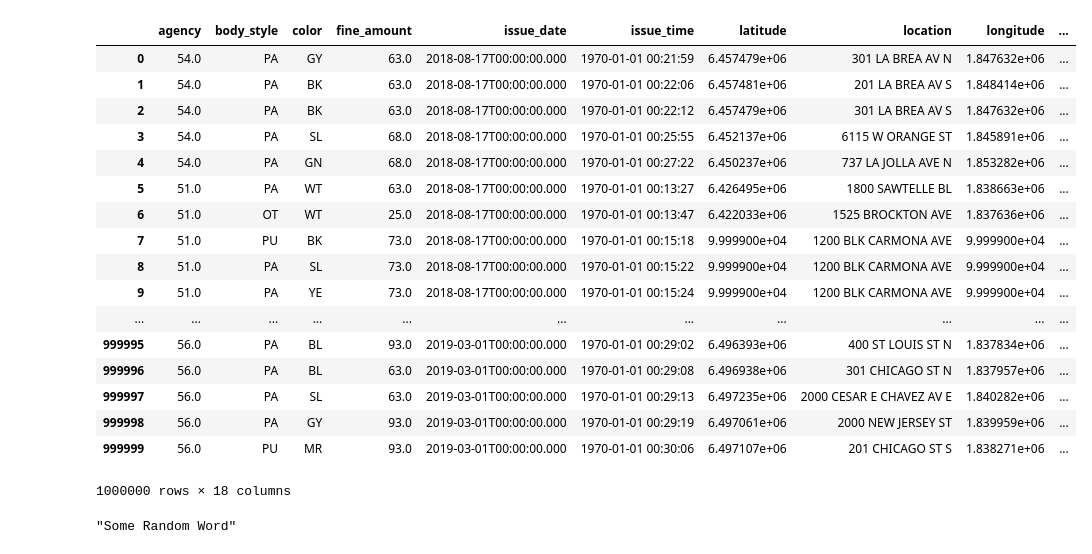
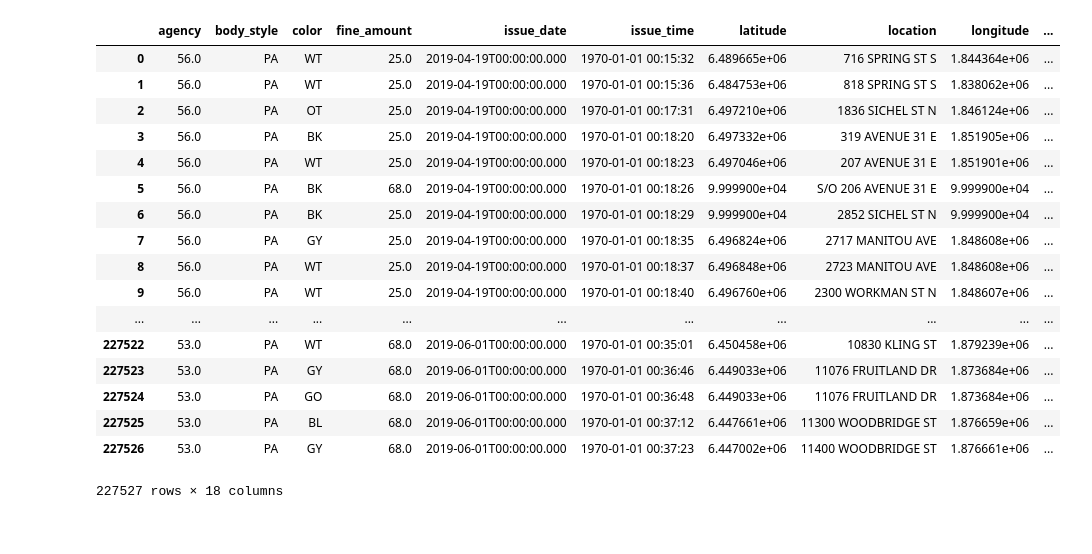
Before and after one commit to aicentaur/los_angeles_parking_citations, a Jupyter notebook: etl/parking_citations/citations_extract_data.ipynb, the cells around one changed output. Saved outputs shown, nothing was run; the diff lists cells and outputs as text; code cells hidden in the pictures.

```diff
--- a/etl/parking_citations/citations_extract_data.ipynb
+++ b/etl/parking_citations/citations_extract_data.ipynb
@@ -37,30 +87,24 @@ API call 9000000 completed
 # %%
 # read json into dataframe
-json_file = "api_responses/page_8000000.json"
-la_meter_inventory_df = pd.read_json(json_file)
-la_meter_inventory_df
+json_file = "api_responses/file_37.json"
+parking_citations_df = pd.read_json(json_file)
+parking_citations_df
 # %% [output]
 |  | agency | body_style | color | fine_amount | issue_date | issue_time | latitude | location | longitude | ... |
-| 0 | 54.0 | PA | GY | 63.0 | 2018-08-17T00:00:00.000 | 1970-01-01 00:21:59 | 6.457479e+06 | 301 LA BREA AV N | 1.847632e+06 | ... |
-| 1 | 54.0 | PA | BK | 63.0 | 2018-08-17T00:00:00.000 | 1970-01-01 00:22:06 | 6.457481e+06 | 201 LA BREA AV S | 1.848414e+06 | ... |
-| 2 | 54.0 | PA | BK | 63.0 | 2018-08-17T00:00:00.000 | 1970-01-01 00:22:12 | 6.457479e+06 | 301 LA BREA AV S | 1.847632e+06 | ... |
-| 3 | 54.0 | PA | SL | 68.0 | 2018-08-17T00:00:00.000 | 1970-01-01 00:25:55 | 6.452137e+06 | 6115 W ORANGE ST | 1.845891e+06 | ... |
-| 4 | 54.0 | PA | GN | 68.0 | 2018-08-17T00:00:00.000 | 1970-01-01 00:27:22 | 6.450237e+06 | 737 LA JOLLA AVE N | 1.853282e+06 | ... |
-| 5 | 51.0 | PA | WT | 63.0 | 2018-08-17T00:00:00.000 | 1970-01-01 00:13:27 | 6.426495e+06 | 1800 SAWTELLE BL | 1.838663e+06 | ... |
-| 6 | 51.0 | OT | WT | 25.0 | 2018-08-17T00:00:00.000 | 1970-01-01 00:13:47 | 6.422033e+06 | 1525 BROCKTON AVE | 1.837636e+06 | ... |
-| 7 | 51.0 | PU | BK | 73.0 | 2018-08-17T00:00:00.000 | 1970-01-01 00:15:18 | 9.999900e+04 | 1200 BLK CARMONA AVE | 9.999900e+04 | ... |
-| 8 | 51.0 | PA | SL | 73.0 | 2018-08-17T00:00:00.000 | 1970-01-01 00:15:22 | 9.999900e+04 | 1200 BLK CARMONA AVE | 9.999900e+04 | ... |
-| 9 | 51.0 | PA | YE | 73.0 | 2018-08-17T00:00:00.000 | 1970-01-01 00:15:24 | 9.999900e+04 | 1200 BLK CARMONA AVE | 9.999900e+04 | ... |
+| 0 | 56.0 | PA | WT | 25.0 | 2019-04-19T00:00:00.000 | 1970-01-01 00:15:32 | 6.489665e+06 | 716 SPRING ST S | 1.844364e+06 | ... |
+| 1 | 56.0 | PA | WT | 25.0 | 2019-04-19T00:00:00.000 | 1970-01-01 00:15:36 | 6.484753e+06 | 818 SPRING ST S | 1.838062e+06 | ... |
+| 2 | 56.0 | PA | OT | 25.0 | 2019-04-19T00:00:00.000 | 1970-01-01 00:17:31 | 6.497210e+06 | 1836 SICHEL ST N | 1.846124e+06 | ... |
+| 3 | 56.0 | PA | BK | 25.0 | 2019-04-19T00:00:00.000 | 1970-01-01 00:18:20 | 6.497332e+06 | 319 AVENUE 31 E | 1.851905e+06 | ... |
+| 4 | 56.0 | PA | WT | 25.0 | 2019-04-19T00:00:00.000 | 1970-01-01 00:18:23 | 6.497046e+06 | 207 AVENUE 31 E | 1.851901e+06 | ... |
+| 5 | 56.0 | PA | BK | 68.0 | 2019-04-19T00:00:00.000 | 1970-01-01 00:18:26 | 9.999900e+04 | S/O 206 AVENUE 31 E | 9.999900e+04 | ... |
+| 6 | 56.0 | PA | BK | 25.0 | 2019-04-19T00:00:00.000 | 1970-01-01 00:18:29 | 9.999900e+04 | 2852 SICHEL ST N | 9.999900e+04 | ... |
+| 7 | 56.0 | PA | GY | 25.0 | 2019-04-19T00:00:00.000 | 1970-01-01 00:18:35 | 6.496824e+06 | 2717 MANITOU AVE | 1.848608e+06 | ... |
+| 8 | 56.0 | PA | WT | 25.0 | 2019-04-19T00:00:00.000 | 1970-01-01 00:18:37 | 6.496848e+06 | 2723 MANITOU AVE | 1.848608e+06 | ... |
+| 9 | 56.0 | PA | WT | 25.0 | 2019-04-19T00:00:00.000 | 1970-01-01 00:18:40 | 6.496760e+06 | 2300 WORKMAN ST N | 1.848607e+06 | ... |
 | ... | ... | ... | ... | ... | ... | ... | ... | ... | ... | ... |
-| 999995 | 56.0 | PA | BL | 93.0 | 2019-03-01T00:00:00.000 | 1970-01-01 00:29:02 | 6.496393e+06 | 400 ST LOUIS ST N | 1.837834e+06 | ... |
-| 999996 | 56.0 | PA | BL | 63.0 | 2019-03-01T00:00:00.000 | 1970-01-01 00:29:08 | 6.496938e+06 | 301 CHICAGO ST N | 1.837957e+06 | ... |
-| 999997 | 56.0 | PA | SL | 63.0 | 2019-03-01T00:00:00.000 | 1970-01-01 00:29:13 | 6.497235e+06 | 2000 CESAR E CHAVEZ AV E | 1.840282e+06 | ... |
-| 999998 | 56.0 | PA | GY | 93.0 | 2019-03-01T00:00:00.000 | 1970-01-01 00:29:19 | 6.497061e+06 | 2000 NEW JERSEY ST | 1.839959e+06 | ... |
-| 999999 | 56.0 | PU | MR | 93.0 | 2019-03-01T00:00:00.000 | 1970-01-01 00:30:06 | 6.497107e+06 | 201 CHICAGO ST S | 1.838271e+06 | ... |
+| 227522 | 53.0 | PA | WT | 68.0 | 2019-06-01T00:00:00.000 | 1970-01-01 00:35:01 | 6.450458e+06 | 10830 KLING ST | 1.879239e+06 | ... |
+| 227523 | 53.0 | PA | GY | 68.0 | 2019-06-01T00:00:00.000 | 1970-01-01 00:36:46 | 6.449033e+06 | 11076 FRUITLAND DR | 1.873684e+06 | ... |
+| 227524 | 53.0 | PA | GO | 68.0 | 2019-06-01T00:00:00.000 | 1970-01-01 00:36:48 | 6.449033e+06 | 11076 FRUITLAND DR | 1.873684e+06 | ... |
+| 227525 | 53.0 | PA | BL | 68.0 | 2019-06-01T00:00:00.000 | 1970-01-01 00:37:12 | 6.447661e+06 | 11300 WOODBRIDGE ST | 1.876659e+06 | ... |
+| 227526 | 53.0 | PA | GY | 68.0 | 2019-06-01T00:00:00.000 | 1970-01-01 00:37:23 | 6.447002e+06 | 11400 WOODBRIDGE ST | 1.876661e+06 | ... |
-1000000 rows × 18 columns
+227527 rows × 18 columns
-# %%
-word = "Some Random Word"
-quotes = '"'
-print(quotes + word + quotes)
-# %% [output]
-"Some Random Word"
```
Also changed, not shown: parts of 16 cells of this notebook.
